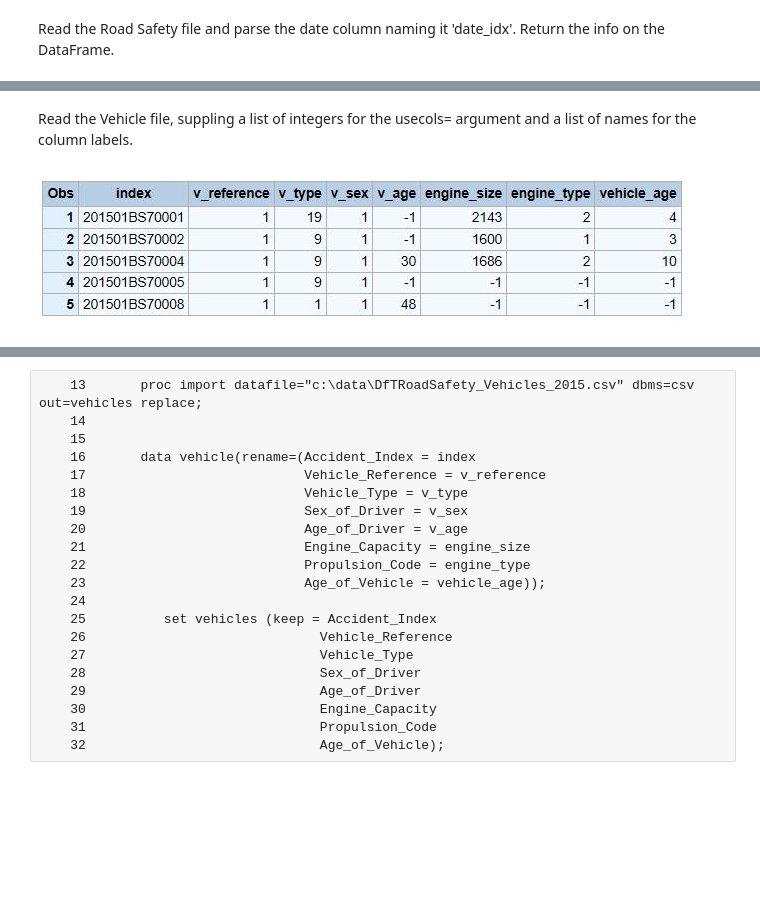
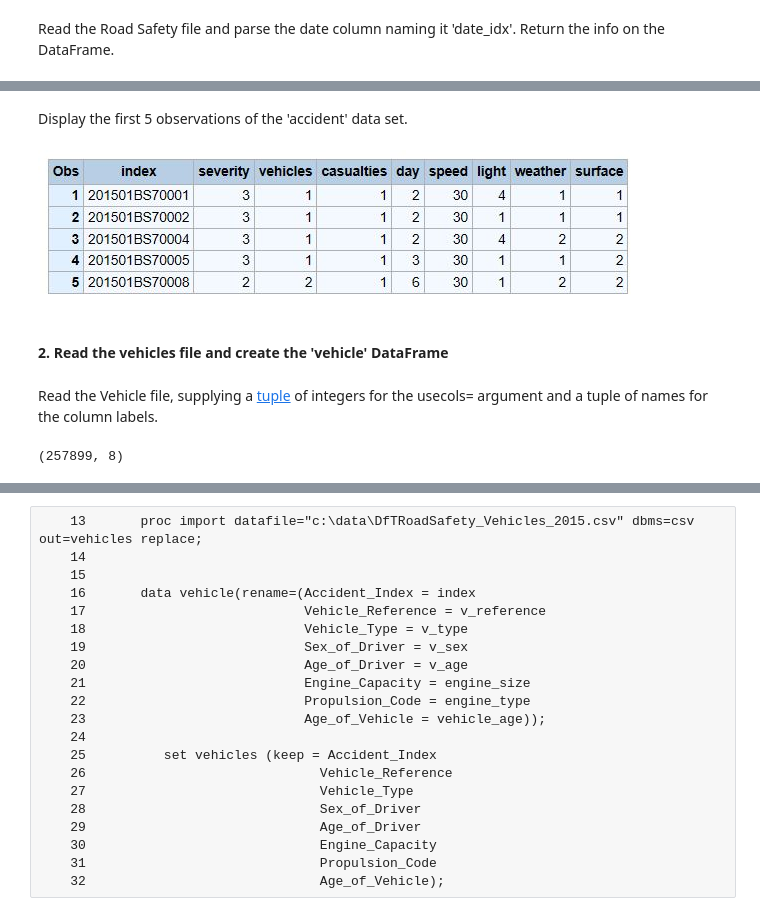
Before and after one commit to RandyBetancourt/PythonForSASUsers, a Jupyter notebook: Chapter 12 -- Additional Data Handling .ipynb, the cells around one changed output, grey strips where cells are left out. Drawn from its saved outputs; the diff is of its cells as text; code cells hidden in the pictures; blank space fills up the shorter version.

```diff
--- a/Chapter 12 -- Additional Data Handling .ipynb
+++ b/Chapter 12 -- Additional Data Handling .ipynb
@@ -208,16 +248,24 @@ accident = accident[['Accident_Index', 'Accident_Severity', 'date_idx', 'Number_
+# %% [markdown]
+Display the first 5 observations of the 'accident' data set.
+# %%
+Image(filename='Anaconda3\\output\\acc_output.JPG')
+# %% [output]
+[figure, added]
+# %% [markdown]
+ ####    2. Read the vehicles file and create the 'vehicle' DataFrame
 # %% [markdown]
-Read the Vehicle file, suppling a list of integers for the usecols= argument and a list of names for the column labels.
+Read the Vehicle file, supplying a <a href="http://nbviewer.jupyter.org/github/RandyBetancourt/PythonForSASUsers/blob/master/Chapter%2002%20--%20Data%20Structures.ipynb#tuple"> tuple</a> of integers for the usecols= argument and a tuple of names for the column labels.
 # %%
-vehicle = pd.read_csv("C:\\Data\\DfTRoadSafety_Vehicles_2015.csv",
+vehicle = pd.read_csv("C:\\Data\\Vehicles_2015.csv",
           low_memory=False,
           usecols=(0, 1, 2, 14, 15, 17, 18, 19),
-          names=('v_index', 'v_reference', 'v_type', 'v_sex', 'v_age', 'engine_size', 'engine_type', 'vehicle_age'),
+          names=('index', 'v_reference', 'v_type', 'v_sex', 'v_age', 'engine_size', 'engine_type', 'vehicle_age'),
           skiprows=1,
           header=None)
+vehicle.set_index('index', inplace=True, drop=False)
+vehicle.shape
+# %% [output]
+(257899, 8)
-# %%
-Image(filename='Anaconda3\\output\\vehicles_5_obs.JPG')
-# %% [output]
-[figure, removed]
 # %%
 vehicle.info()
 # %% [output]
```
Also changed, not shown: parts of 48 cells of this notebook.
